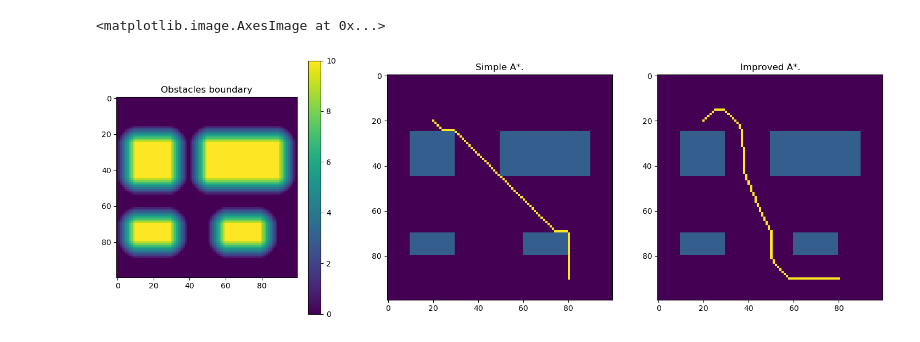
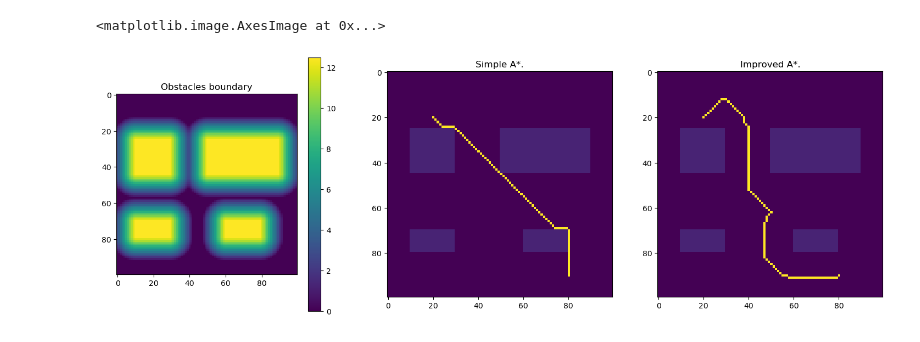
Before and after one commit to matteomastrogiuseppe/Multirobot-Exploration-and-Mapping, a Jupyter notebook: test_path.ipynb, the cells around one changed output. Cells and saved outputs as stored; diff of their text form; code cells hidden in the pictures.

```diff
--- a/test_path.ipynb
+++ b/test_path.ipynb
@@ -76,41 +77,41 @@ def distcost(map, max, x, y, k=1):
 # %%
 # Create gridmap
 grid = np.zeros((400,400))
-grid[25:45, 10:30] = 3
-grid[70:80, 10:30] = 3
-grid[25:45, 50:90] = 3
-grid[70:80, 60:80] = 3
+grid[25:45, 10:30] = 1
+grid[70:80, 10:30] = 1
+grid[25:45, 50:90] = 1
+grid[70:80, 60:80] = 1
 
 # Starting and final point
 p1 = np.array([20,20])
 p2 = np.array([90,80])
 
-# Get costmap with Fast Marching Method
-GRIDCOSTMAP1 = np.clip(pyfmm.march(grid== 3, batch_size=10000)[0], a_min=0, a_max=10)
+# Get costmap with Fast Marching Method. Library needs gridmap with zeros as obstacles
+GRIDCOSTMAP1 = np.clip(skfmm.distance(1-grid), a_min=0, a_max=12.5)
 
 # Simple A* with no costmap
 res = A_STAR(grid, GRIDCOSTMAP1, p1, p2, k=0)
 simple = copy(grid)
 path_mark  = 10
 for p in res:
     simple[p[0], p[1]] = path_mark
 
 # With potential cost map
 
 fig, axs = plt.subplots(1,3, figsize=(18,6))
-im1 = axs[0].imshow(10-GRIDCOSTMAP1[:100,:100], interpolation='None')
+im1 = axs[0].imshow(12.5-GRIDCOSTMAP1[:100,:100], interpolation='None')
 fig.colorbar(im1, ax=axs[0])
 axs[0].set_title('Obstacles boundary')
 
 axs[1].set_title("Simple A*.")
 axs[1].imshow(simple[:100, :100])
 
 res = A_STAR(grid, GRIDCOSTMAP1, p1, p2, k=2)
 new = copy(grid)
 for p in res:
     new[p[0], p[1]] = path_mark
 axs[2].set_title("Improved A*.")
 axs[2].imshow(new[:100, :100])
 # %% [output]
 <matplotlib.image.AxesImage at 0x...>
-[figure, old version]
+[figure, new version]
```
Also changed, not shown: parts of 1 cell of this notebook, 3 other files.
